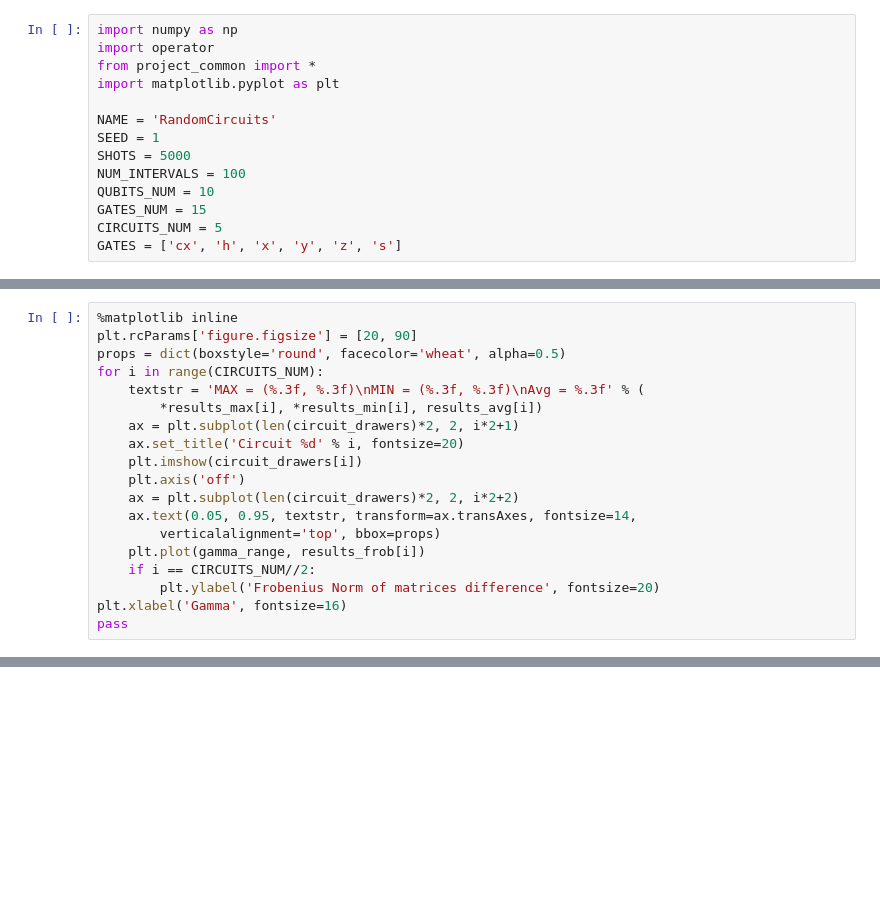
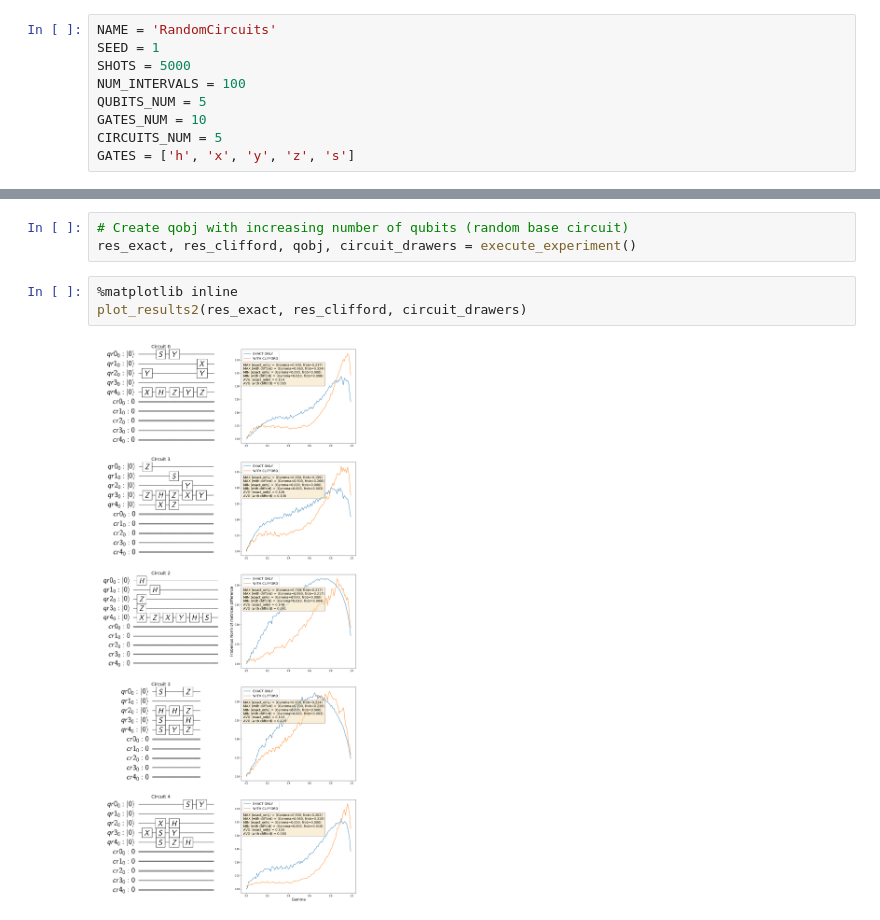
Before and after one commit to guysz/qiskit-sdk-py, a Jupyter notebook: IndustrialProject/RandomCircuits.ipynb, the cells around one changed output, grey strips where cells are left out. Drawn from its saved outputs; the diff is of its cells as text; blank space fills up the shorter version.

Commit message:
Added IncreasingQubitsNum.ipynb

```diff
--- a/IndustrialProject/RandomCircuits.ipynb
+++ b/IndustrialProject/RandomCircuits.ipynb
@@ -4,14 +6,9 @@
 # %%
-import numpy as np
-import operator
-from project_common import *
-import matplotlib.pyplot as plt
-
 NAME = 'RandomCircuits'
 SEED = 1
 SHOTS = 5000
 NUM_INTERVALS = 100
-QUBITS_NUM = 10
-GATES_NUM = 15
+QUBITS_NUM = 5
+GATES_NUM = 10
 CIRCUITS_NUM = 5
-GATES = ['cx', 'h', 'x', 'y', 'z', 's']
+GATES = ['h', 'x', 'y', 'z', 's']
@@ -67,19 +14,0 @@ for frob_res in results_frob:
-# %%
-%matplotlib inline
-plt.rcParams['figure.figsize'] = [20, 90]
-props = dict(boxstyle='round', facecolor='wheat', alpha=0.5)
-for i in range(CIRCUITS_NUM):
-    textstr = 'MAX = (%.3f, %.3f)\nMIN = (%.3f, %.3f)\nAvg = %.3f' % (
-        *results_max[i], *results_min[i], results_avg[i])
-    ax = plt.subplot(len(circuit_drawers)*2, 2, i*2+1)
-    ax.set_title('Circuit %d' % i, fontsize=20)
-    plt.imshow(circuit_drawers[i])
-    plt.axis('off')
-    ax = plt.subplot(len(circuit_drawers)*2, 2, i*2+2)
-    ax.text(0.05, 0.95, textstr, transform=ax.transAxes, fontsize=14,
-        verticalalignment='top', bbox=props)
-    plt.plot(gamma_range, results_frob[i])
-    if i == CIRCUITS_NUM//2:
-        plt.ylabel('Frobenius Norm of matrices difference', fontsize=20)
-plt.xlabel('Gamma', fontsize=16)
-pass
@@ -87,0 +111,8 @@ pass
+# %%
+# Create qobj with increasing number of qubits (random base circuit)
+res_exact, res_clifford, qobj, circuit_drawers = execute_experiment()
+# %%
+%matplotlib inline
+plot_results2(res_exact, res_clifford, circuit_drawers)
+# %% [output]
+[figure, added]
```
Also changed, not shown: parts of 7 cells of this notebook, 2 other files.
